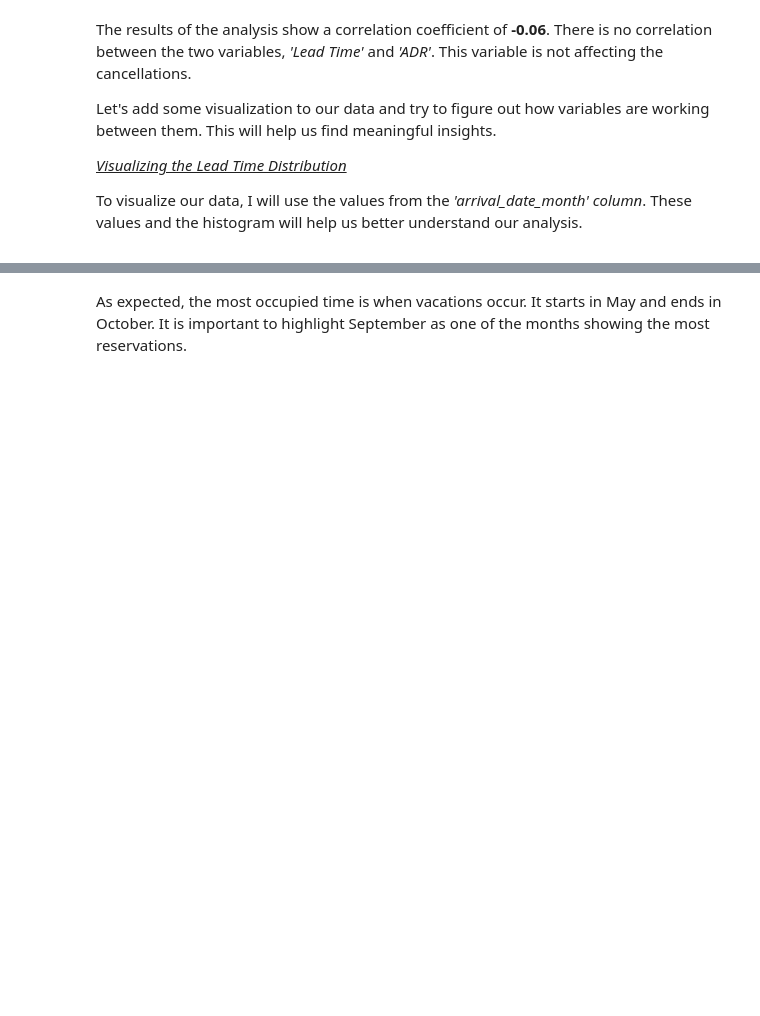
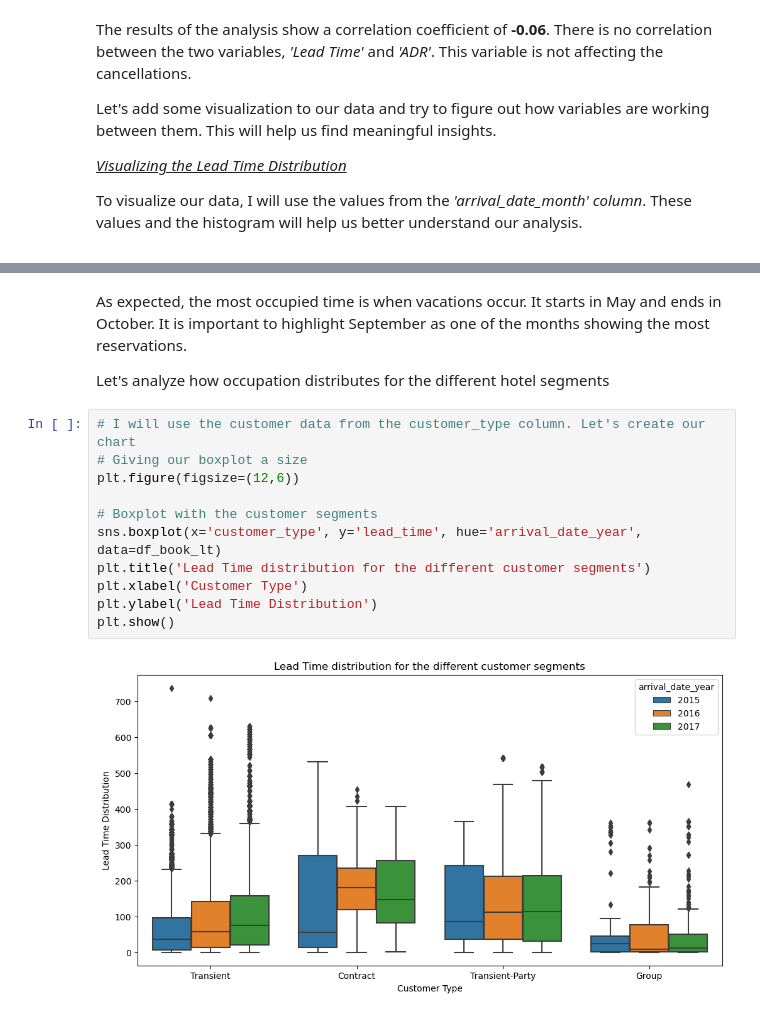
Before and after one commit to nachogalasso/da_python, a Jupyter notebook: hotel_bookings/hb_analysis.ipynb, the cells around one changed output, grey strips where cells are left out. Cells and saved outputs as stored; diff of their text form; blank space fills up the shorter version.

```diff
--- a/hotel_bookings/hb_analysis.ipynb
+++ b/hotel_bookings/hb_analysis.ipynb
@@ -688,3 +688,18 @@ plt.show()
 [figure]
 # %% [markdown]
 <p>As expected, the most occupied time is when vacations occur. It starts in May and ends in October. It is important to highlight September as one of the months showing the most reservations.</p>
+
+<p>Let's analyze how occupation distributes for the different hotel segments</p>
+# %%
+# I will use the customer data from the customer_type column. Let's create our chart
+# Giving our boxplot a size
+plt.figure(figsize=(12,6))
+
+# Boxplot with the customer segments
+sns.boxplot(x='customer_type', y='lead_time', hue='arrival_date_year', data=df_book_lt)
+plt.title('Lead Time distribution for the different customer segments')
+plt.xlabel('Customer Type')
+plt.ylabel('Lead Time Distribution')
+plt.show()
+# %% [output]
+[figure, added]
```
Also changed, not shown: parts of 3 cells of this notebook.
